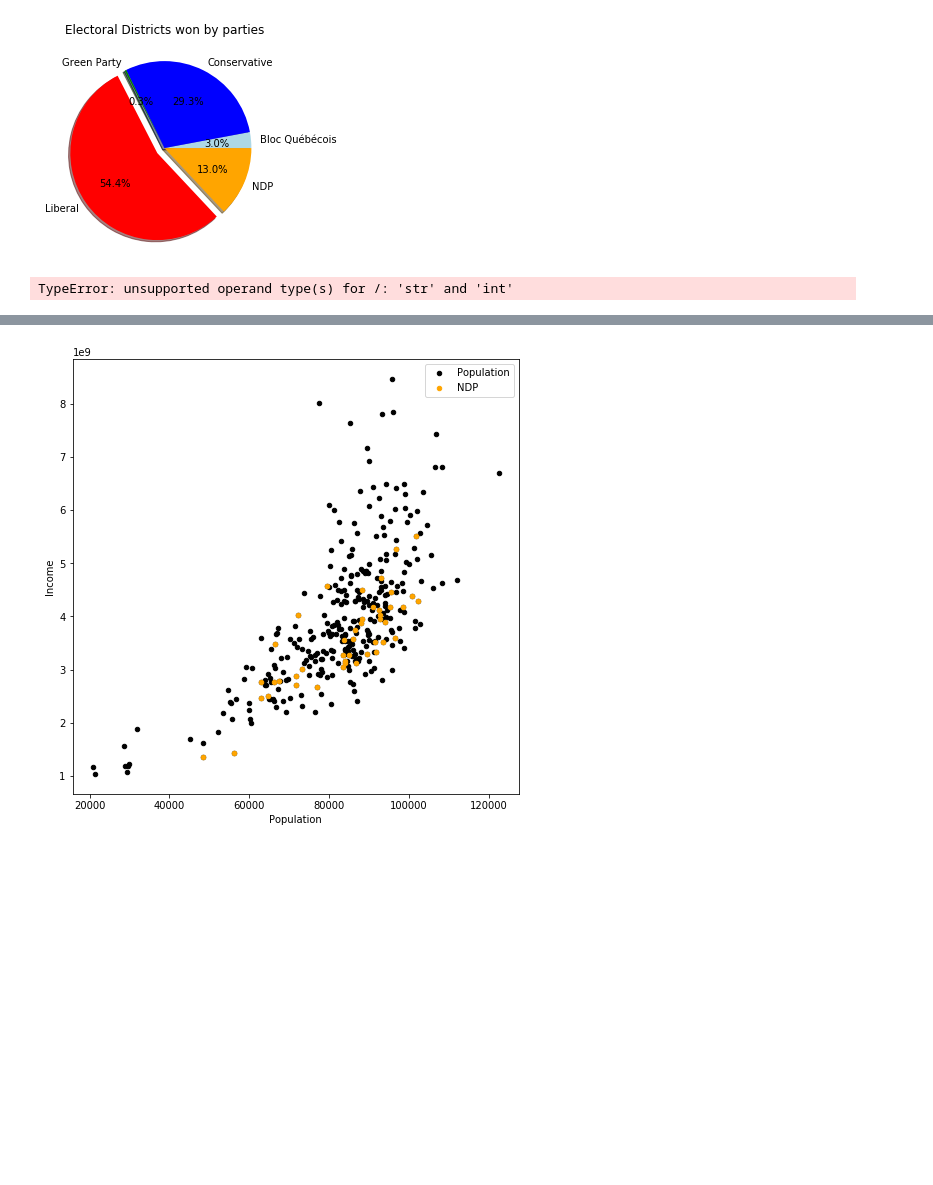
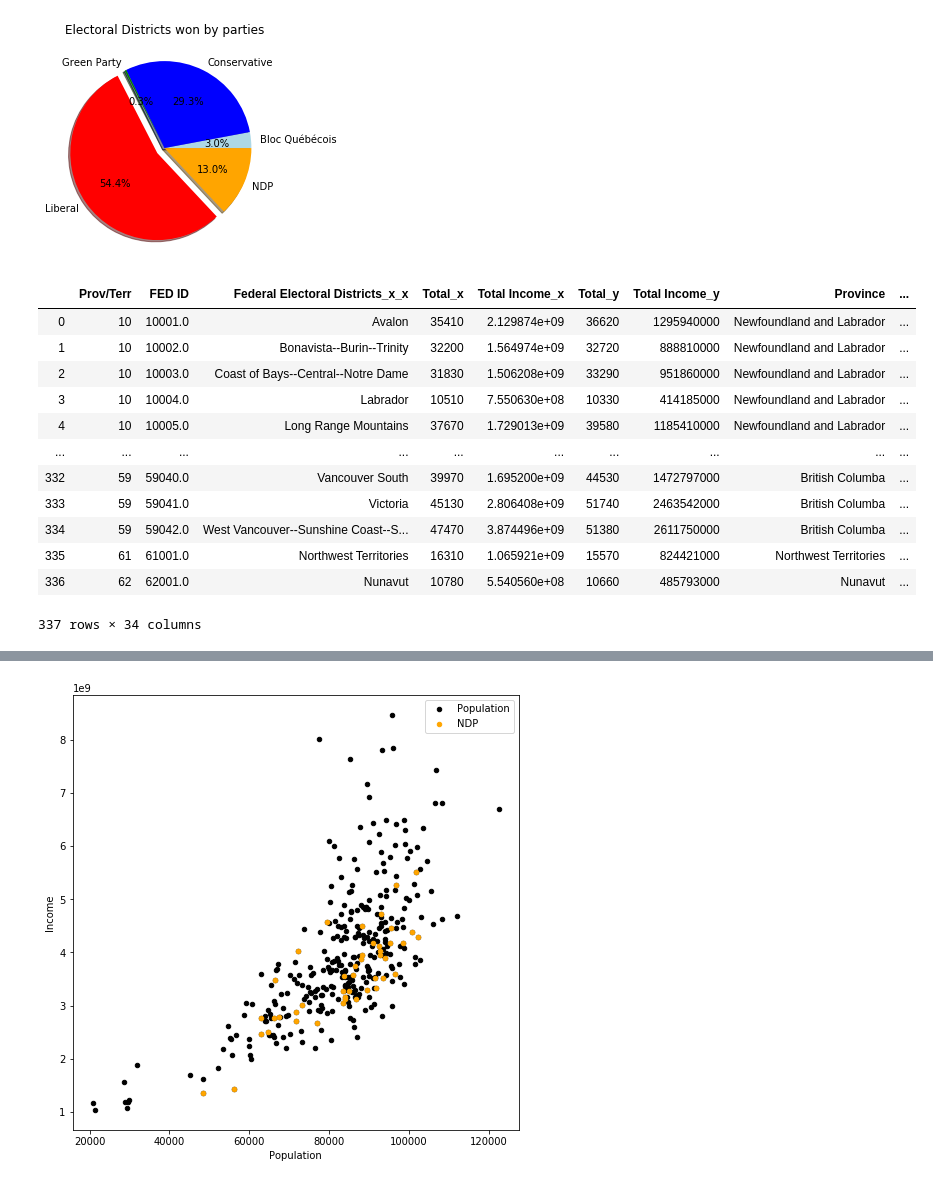
Before and after one commit to bsmirnov12/ABDS-Project-1, a Jupyter notebook: plots.ipynb, the cells around one changed output, grey strips where cells are left out. Drawn from its saved outputs; the diff is of its cells as text; code cells hidden in the pictures; blank space fills up the shorter version.

```diff
--- a/plots.ipynb
+++ b/plots.ipynb
@@ -120,18 +120,19 @@ plt.savefig("./plots_img/party_pie.png")
 plt.show()
 # %% [output]
 [figure]
-# %%
-party_data=merge_education.groupby('Party Won')
-no_certificate=school_diploma=(party_data['No Certificate'].sum())/(party_data['No Certificate'].count())
-school_diploma=(party_data['Secondary School Diploma'].sum())/(party_data['Secondary School Diploma'].count())
-non_university=(party_data['Non-university certificate or diploma'].sum())/(party_data['Non-university certificate or diploma'].count())
-degree=(party_data['University level or above'].sum())/(party_data['University level or above'].count())
-degree_party=pd.DataFrame({'No Certificate':no_certificate,
-                        'Secondary School Diploma':school_diploma,
-                        'Non-university certificate or diploma':non_university,
-                        'University level or above':degree
-                             }
-                            )
-degree_party
-# %% [output]
-TypeError: unsupported operand type(s) for /: 'str' and 'int'
+# %%
+merge_education
+# %% [output]
+|  | Prov/Terr | FED ID | Federal Electoral Districts_x_x | Total_x | Total Income_x | Total_y | Total Income_y | Province | ... |
+| 0 | 10 | 10001.0 | Avalon | 35410 | 2.129874e+09 | 36620 | 1295940000 | Newfoundland and Labrador | ... |
+| 1 | 10 | 10002.0 | Bonavista--Burin--Trinity | 32200 | 1.564974e+09 | 32720 | 888810000 | Newfoundland and Labrador | ... |
+| 2 | 10 | 10003.0 | Coast of Bays--Central--Notre Dame | 31830 | 1.506208e+09 | 33290 | 951860000 | Newfoundland and Labrador | ... |
+| 3 | 10 | 10004.0 | Labrador | 10510 | 7.550630e+08 | 10330 | 414185000 | Newfoundland and Labrador | ... |
+| 4 | 10 | 10005.0 | Long Range Mountains | 37670 | 1.729013e+09 | 39580 | 1185410000 | Newfoundland and Labrador | ... |
+| ... | ... | ... | ... | ... | ... | ... | ... | ... | ... |
+| 332 | 59 | 59040.0 | Vancouver South | 39970 | 1.695200e+09 | 44530 | 1472797000 | British Columba | ... |
+| 333 | 59 | 59041.0 | Victoria | 45130 | 2.806408e+09 | 51740 | 2463542000 | British Columba | ... |
+| 334 | 59 | 59042.0 | West Vancouver--Sunshine Coast--S... | 47470 | 3.874496e+09 | 51380 | 2611750000 | British Columba | ... |
+| 335 | 61 | 61001.0 | Northwest Territories | 16310 | 1.065921e+09 | 15570 | 824421000 | Northwest Territories | ... |
+| 336 | 62 | 62001.0 | Nunavut | 10780 | 5.540560e+08 | 10660 | 485793000 | Nunavut | ... |
+337 rows × 34 columns
```
Also changed, not shown: parts of 8 cells of this notebook, 5 other files.
